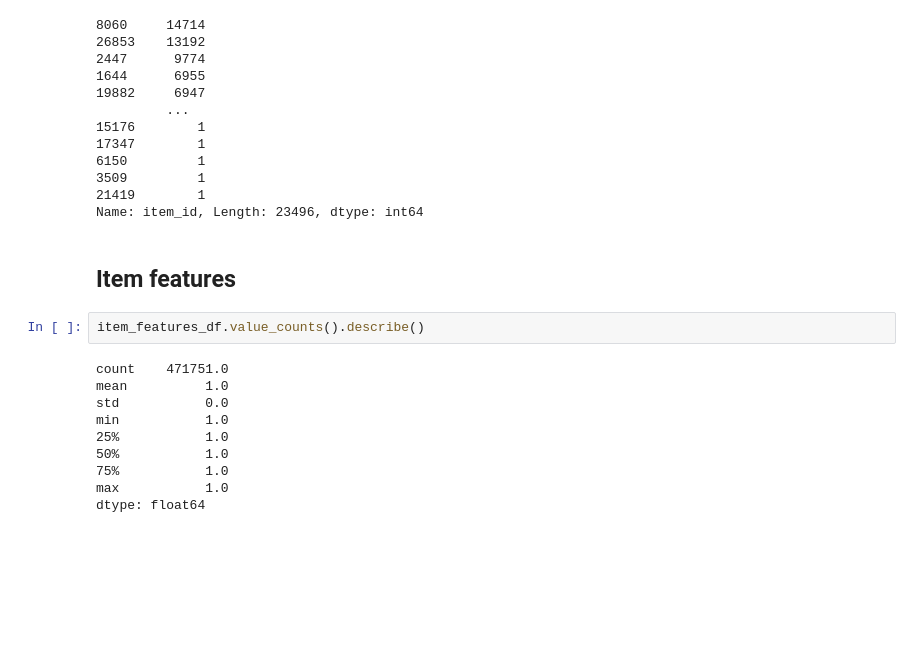
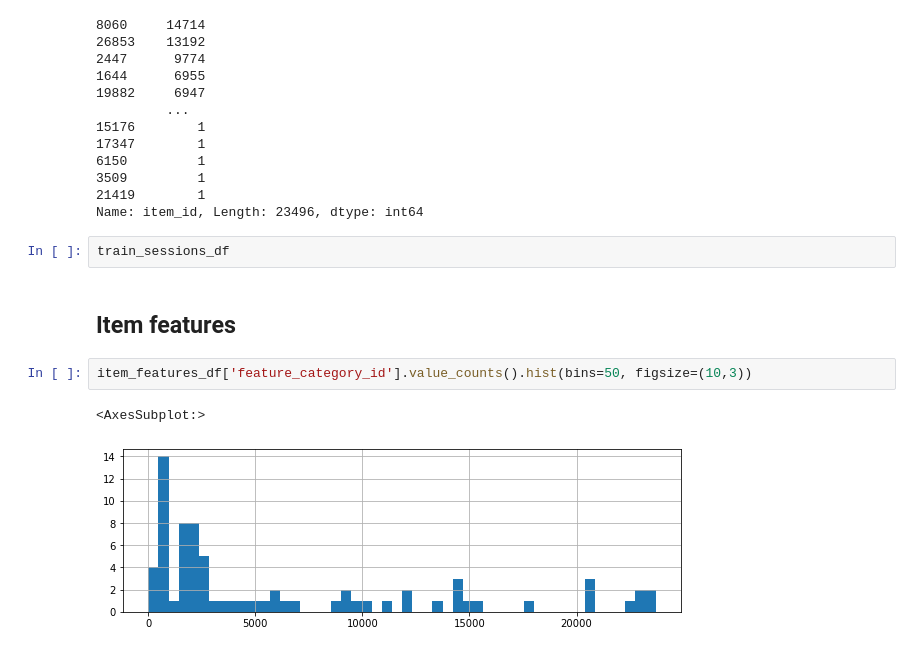
Before and after one commit to borkox/uni-sofia-recsys-dressipi, a Jupyter notebook: notebooks/EDA.ipynb, the cells around one changed output. Cells and saved outputs as stored; diff of their text form; blank space fills up the shorter version.

```diff
--- a/notebooks/EDA.ipynb
+++ b/notebooks/EDA.ipynb
@@ -234,17 +252,12 @@ train_sessions_df['item_id'].value_counts()
 3509         1
 21419        1
 Name: item_id, Length: 23496, dtype: int64
+# %%
+train_sessions_df
 # %% [markdown]
 ## Item features
 # %%
-item_features_df.value_counts().describe()
+item_features_df['feature_category_id'].value_counts().hist(bins=50, figsize=(10,3))
 # %% [output]
-count    471751.0
-mean          1.0
-std           0.0
-min           1.0
-25%           1.0
-50%           1.0
-75%           1.0
-max           1.0
-dtype: float64
+<AxesSubplot:>
+[figure, added]
```
Also changed, not shown: parts of 5 cells of this notebook.
